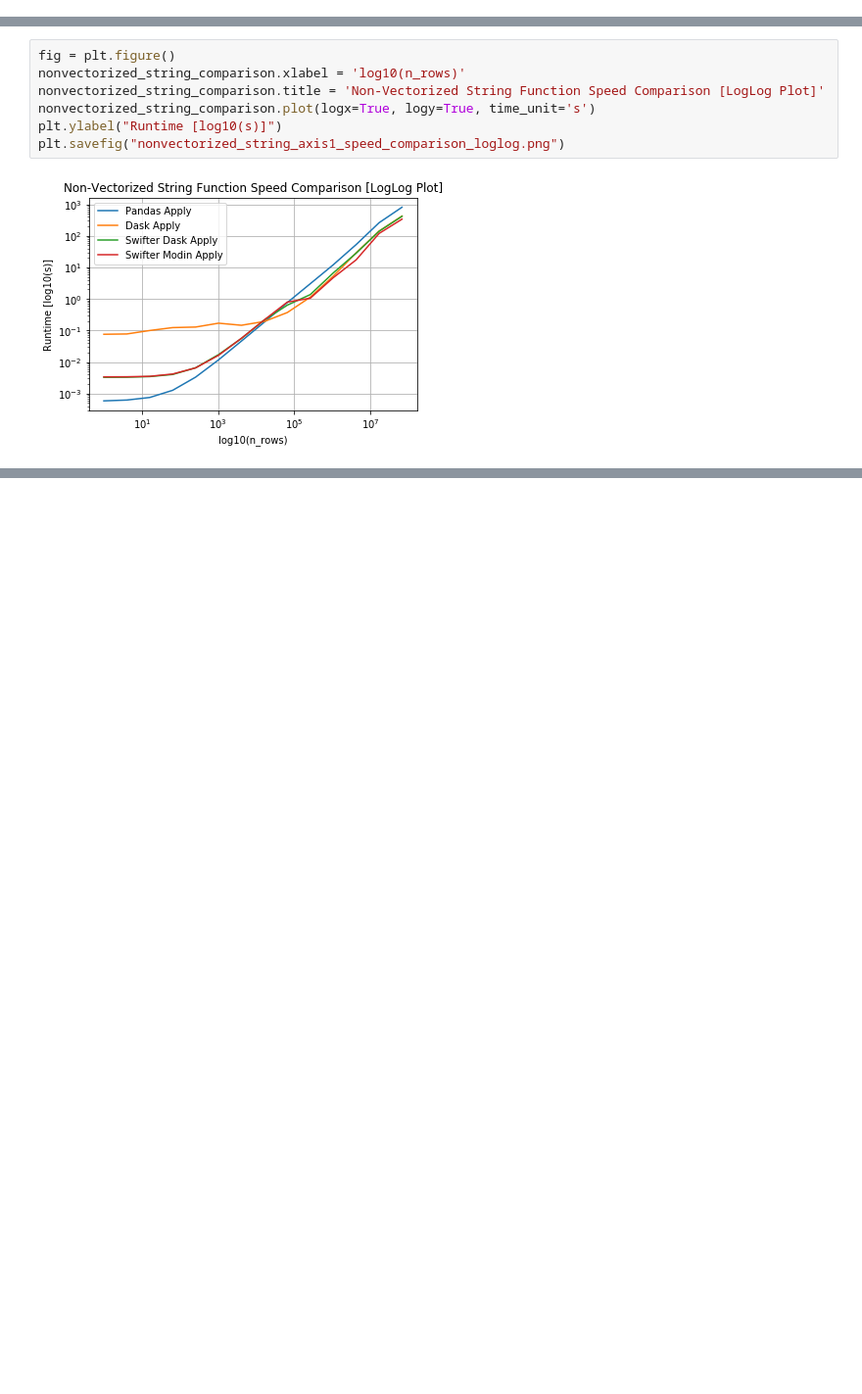
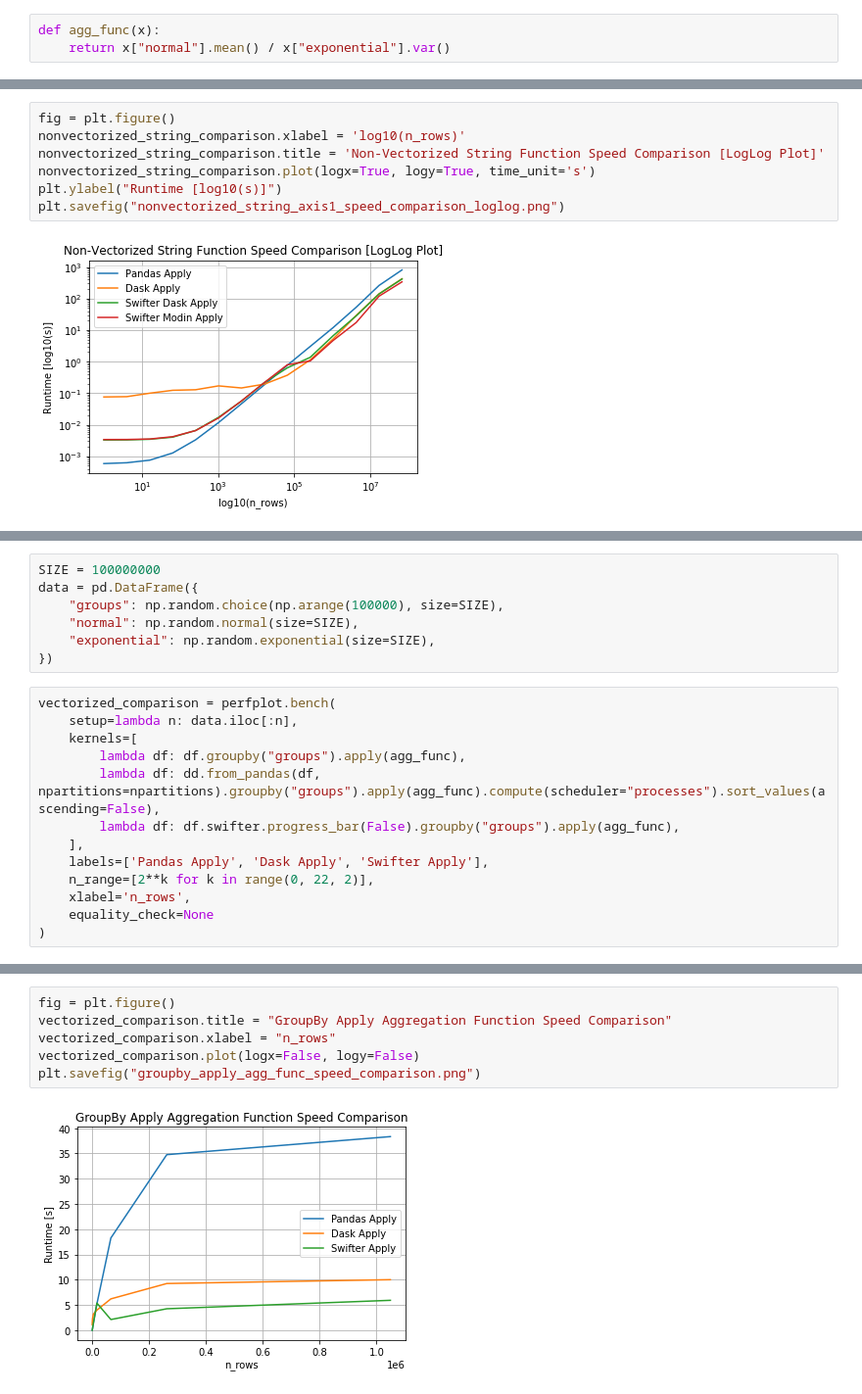
Before and after one commit to jmcarpenter2/swifter, a Jupyter notebook: examples/swifter_speed_comparison.ipynb, the cells around one changed output, grey strips where cells are left out. Shown at 98% size. Saved outputs shown, nothing was run; the diff lists cells and outputs as text; blank space fills up the shorter version.

Commit message:
v1.3.0: Groupby Apply

```diff
--- a/examples/swifter_speed_comparison.ipynb
+++ b/examples/swifter_speed_comparison.ipynb
@@ -62,0 +66,3 @@ def display_information(row):
+# %%
+def agg_func(x):
+    return x["normal"].mean() / x["exponential"].var()
@@ -165,0 +180,20 @@ plt.savefig("nonvectorized_string_axis1_speed_comparison_loglog.png")
+# %%
+SIZE = 100000000
+data = pd.DataFrame({
+    "groups": np.random.choice(np.arange(100000), size=SIZE),
+    "normal": np.random.normal(size=SIZE),
+    "exponential": np.random.exponential(size=SIZE),
+})
+# %%
+vectorized_comparison = perfplot.bench(
+    setup=lambda n: data.iloc[:n],
+    kernels=[
+        lambda df: df.groupby("groups").apply(agg_func),
+        lambda df: dd.from_pandas(df, npartitions=npartitions).groupby("groups").apply(agg_func).compute(scheduler="processes").sort_values(ascending=False),
+        lambda df: df.swifter.progress_bar(False).groupby("groups").apply(agg_func),
+    ],
+    labels=['Pandas Apply', 'Dask Apply', 'Swifter Apply'],
+    n_range=[2**k for k in range(0, 22, 2)],
+    xlabel='n_rows',
+    equality_check=None
+)
@@ -165,0 +218,8 @@ plt.savefig("nonvectorized_string_axis1_speed_comparison_loglog.png")
+# %%
+fig = plt.figure()
+vectorized_comparison.title = "GroupBy Apply Aggregation Function Speed Comparison"
+vectorized_comparison.xlabel = "n_rows"
+vectorized_comparison.plot(logx=False, logy=False)
+plt.savefig("groupby_apply_agg_func_speed_comparison.png")
+# %% [output]
+[figure, added]
```
Also changed, not shown: parts of 12 cells of this notebook, 14 other files.
